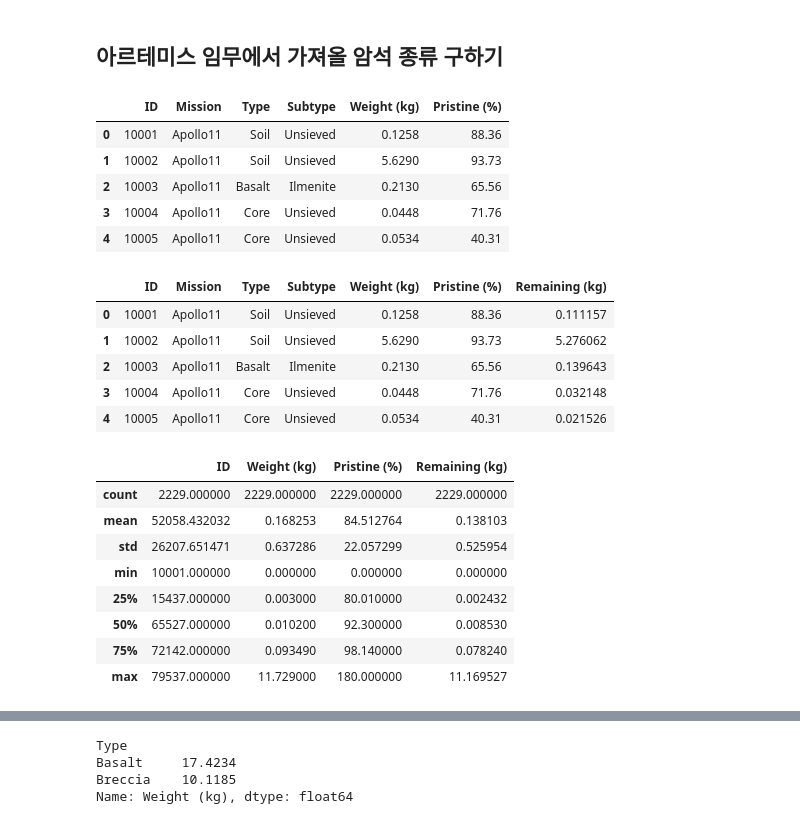
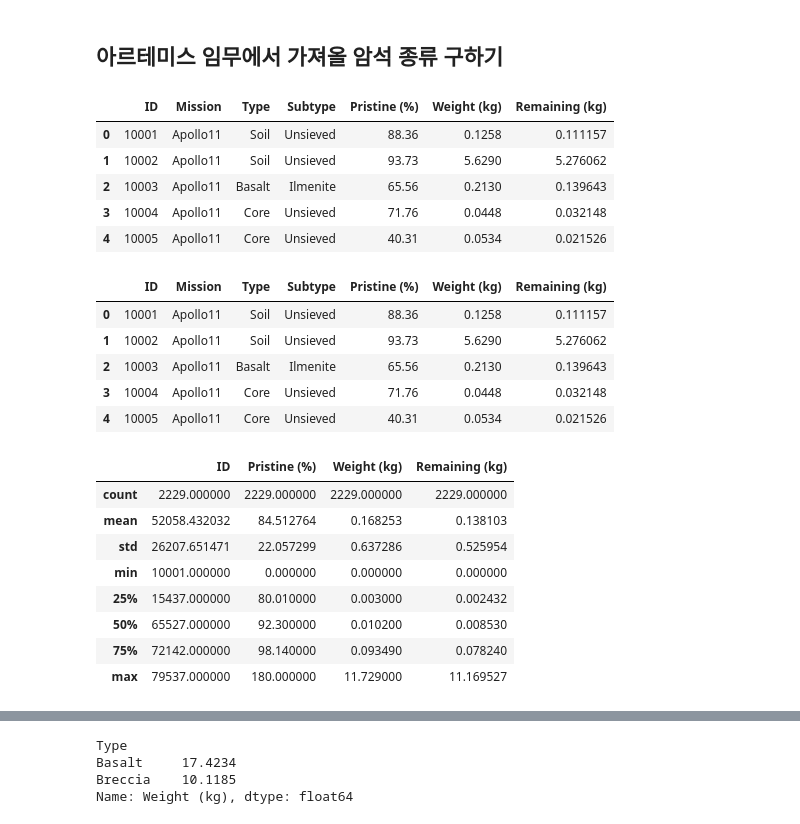
Before and after one commit to zer0ken/ms-ai-school, a Jupyter notebook: over-the-moon/OverTheMoon_달탐사.ipynb, the cells around one changed output, grey strips where cells are left out. Cells and saved outputs as stored; diff of their text form; code cells hidden in the pictures.

```diff
--- a/over-the-moon/OverTheMoon_달탐사.ipynb
+++ b/over-the-moon/OverTheMoon_달탐사.ipynb
@@ -572,33 +572,41 @@ artemis_mission
 ## 아르테미스 임무에서 가져올 암석 종류 구하기
 # %%
 # rock_samples의 5개 정보 확인하기
+
+rock_samples.head()
 # %% [output]
-|  | ID | Mission | Type | Subtype | Weight (kg) | Pristine (%) |
-| 0 | 10001 | Apollo11 | Soil | Unsieved | 0.1258 | 88.36 |
-| 1 | 10002 | Apollo11 | Soil | Unsieved | 5.6290 | 93.73 |
-| 2 | 10003 | Apollo11 | Basalt | Ilmenite | 0.2130 | 65.56 |
-| 3 | 10004 | Apollo11 | Core | Unsieved | 0.0448 | 71.76 |
-| 4 | 10005 | Apollo11 | Core | Unsieved | 0.0534 | 40.31 |
+|  | ID | Mission | Type | Subtype | Pristine (%) | Weight (kg) | Remaining (kg) |
+| 0 | 10001 | Apollo11 | Soil | Unsieved | 88.36 | 0.1258 | 0.111157 |
+| 1 | 10002 | Apollo11 | Soil | Unsieved | 93.73 | 5.6290 | 5.276062 |
+| 2 | 10003 | Apollo11 | Basalt | Ilmenite | 65.56 | 0.2130 | 0.139643 |
+| 3 | 10004 | Apollo11 | Core | Unsieved | 71.76 | 0.0448 | 0.032148 |
+| 4 | 10005 | Apollo11 | Core | Unsieved | 40.31 | 0.0534 | 0.021526 |
 # %%
 # rock_samples 데이터프레임에 암석샘플의 남은 양을 나타내는 'Remaining (kg)' 컬럼추가
+
+rock_samples['Remaining (kg)'] = rock_samples['Weight (kg)'] * rock_samples['Pristine (%)']  / 100
+
+rock_samples.head()
 # %% [output]
-|  | ID | Mission | Type | Subtype | Weight (kg) | Pristine (%) | Remaining (kg) |
-| 0 | 10001 | Apollo11 | Soil | Unsieved | 0.1258 | 88.36 | 0.111157 |
-| 1 | 10002 | Apollo11 | Soil | Unsieved | 5.6290 | 93.73 | 5.276062 |
-| 2 | 10003 | Apollo11 | Basalt | Ilmenite | 0.2130 | 65.56 | 0.139643 |
-| 3 | 10004 | Apollo11 | Core | Unsieved | 0.0448 | 71.76 | 0.032148 |
-| 4 | 10005 | Apollo11 | Core | Unsieved | 0.0534 | 40.31 | 0.021526 |
+|  | ID | Mission | Type | Subtype | Pristine (%) | Weight (kg) | Remaining (kg) |
+| 0 | 10001 | Apollo11 | Soil | Unsieved | 88.36 | 0.1258 | 0.111157 |
+| 1 | 10002 | Apollo11 | Soil | Unsieved | 93.73 | 5.6290 | 5.276062 |
+| 2 | 10003 | Apollo11 | Basalt | Ilmenite | 65.56 | 0.2130 | 0.139643 |
+| 3 | 10004 | Apollo11 | Core | Unsieved | 71.76 | 0.0448 | 0.032148 |
+| 4 | 10005 | Apollo11 | Core | Unsieved | 40.31 | 0.0534 | 0.021526 |
 # %%
 # rock_samples 수치데이터 요약 통계 확인
+
+rock_samples.describe()
 # %% [output]
-|  | ID | Weight (kg) | Pristine (%) | Remaining (kg) |
+|  | ID | Pristine (%) | Weight (kg) | Remaining (kg) |
 | count | 2229.000000 | 2229.000000 | 2229.000000 | 2229.000000 |
-| mean | 52058.432032 | 0.168253 | 84.512764 | 0.138103 |
-| std | 26207.651471 | 0.637286 | 22.057299 | 0.525954 |
+| mean | 52058.432032 | 84.512764 | 0.168253 | 0.138103 |
+| std | 26207.651471 | 22.057299 | 0.637286 | 0.525954 |
 | min | 10001.000000 | 0.000000 | 0.000000 | 0.000000 |
-| 25% | 15437.000000 | 0.003000 | 80.010000 | 0.002432 |
-| 50% | 65527.000000 | 0.010200 | 92.300000 | 0.008530 |
-| 75% | 72142.000000 | 0.093490 | 98.140000 | 0.078240 |
-| max | 79537.000000 | 11.729000 | 180.000000 | 11.169527 |
+| 25% | 15437.000000 | 80.010000 | 0.003000 | 0.002432 |
+| 50% | 65527.000000 | 92.300000 | 0.010200 | 0.008530 |
+| 75% | 72142.000000 | 98.140000 | 0.093490 | 0.078240 |
+| max | 79537.000000 | 180.000000 | 11.729000 | 11.169527 |
 # %%
 # rock_samples['Weight (kg)']의 모든 값이 0.16kg 이상 인지 확인
```
Also changed, not shown: parts of 13 cells of this notebook.
